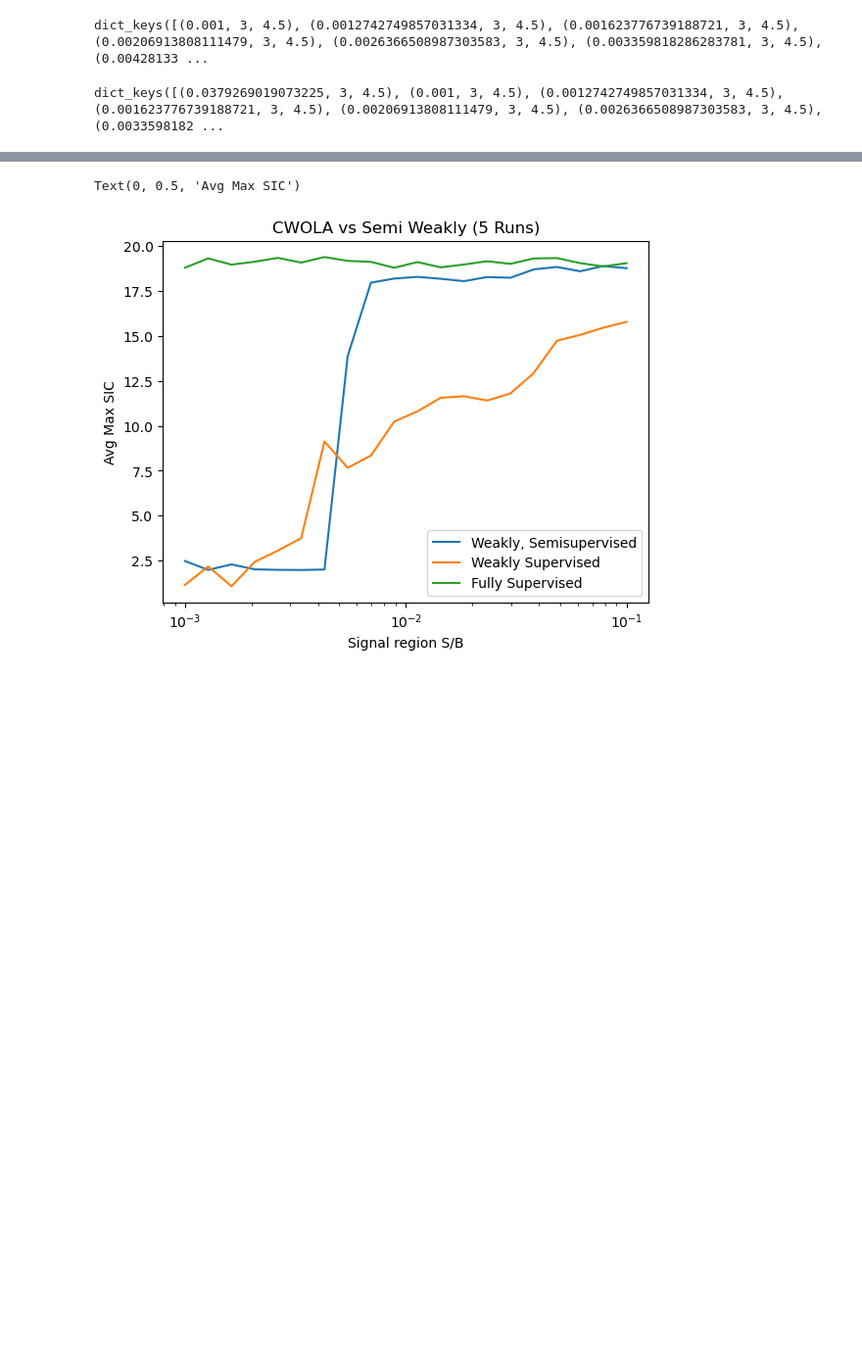
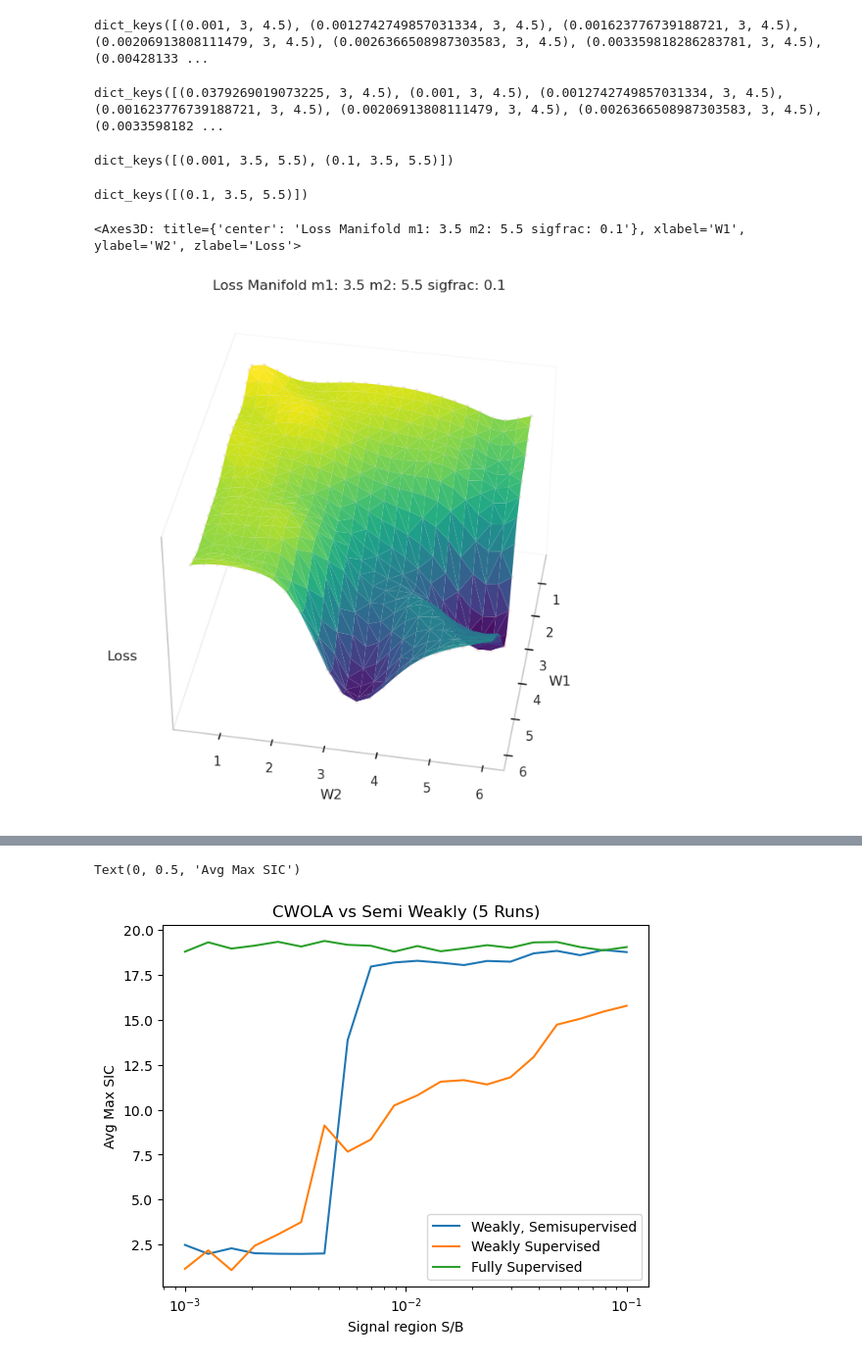
Before and after one commit to GitGup/SemiWeaklySupervised, a Jupyter notebook: manifolds.ipynb, the cells around one changed output, grey strips where cells are left out. Shown at 98% size. Cells and saved outputs as stored; diff of their text form; code cells hidden in the pictures; blank space fills up the shorter version.

```diff
--- a/manifolds.ipynb
+++ b/manifolds.ipynb
@@ -63,6 +68,22 @@ z_allm1m2_6HD = np.load("z_allm1m2_6FeaturesHD.npy", allow_pickle = True).item()
 z_allm1m2_6HD.keys()
 # %% [output]
 dict_keys([(0.0379269019073225, 3, 4.5), (0.001, 3, 4.5), (0.0012742749857031334, 3, 4.5), (0.001623776739188721, 3, 4.5), (0.00206913808111479, 3, 4.5), (0.0026366508987303583, 3, 4.5), (0.0033598182 ...
+# %%
+z_allm1m2_6HDER = np.load("z_allm1m2_6FeaturesHigherRes.npy", allow_pickle = True).item()
+z_allm1m2_6HDER.keys()
+# %% [output]
+dict_keys([(0.001, 3.5, 5.5), (0.1, 3.5, 5.5)])
+# %%
+z_allm1m2_3Pronged6 = np.load("z_allm1m2_63Pronged.npy", allow_pickle = True).item()
+z_allm1m2_3Pronged6.keys()
+# %% [output]
+dict_keys([(0.1, 3.5, 5.5)])
+# %%
+sig_space = np.logspace(-3, -1 , 20)
+create_loss_manifold(sig_space[19], 3.5, 5.5, z_allm1m2_3Pronged6)
+# %% [output]
+<Axes3D: title={'center': 'Loss Manifold m1: 3.5 m2: 5.5 sigfrac: 0.1'}, xlabel='W1', ylabel='W2', zlabel='Loss'>
+[figure, added]
 # %%
 sig_space = np.logspace(-3, -1 , 20)
 create_loss_manifold(sig_space[19], 1, 5.5, z_allm1m2_4HD)
```
Also changed, not shown: parts of 11 cells of this notebook, 1 other file.
